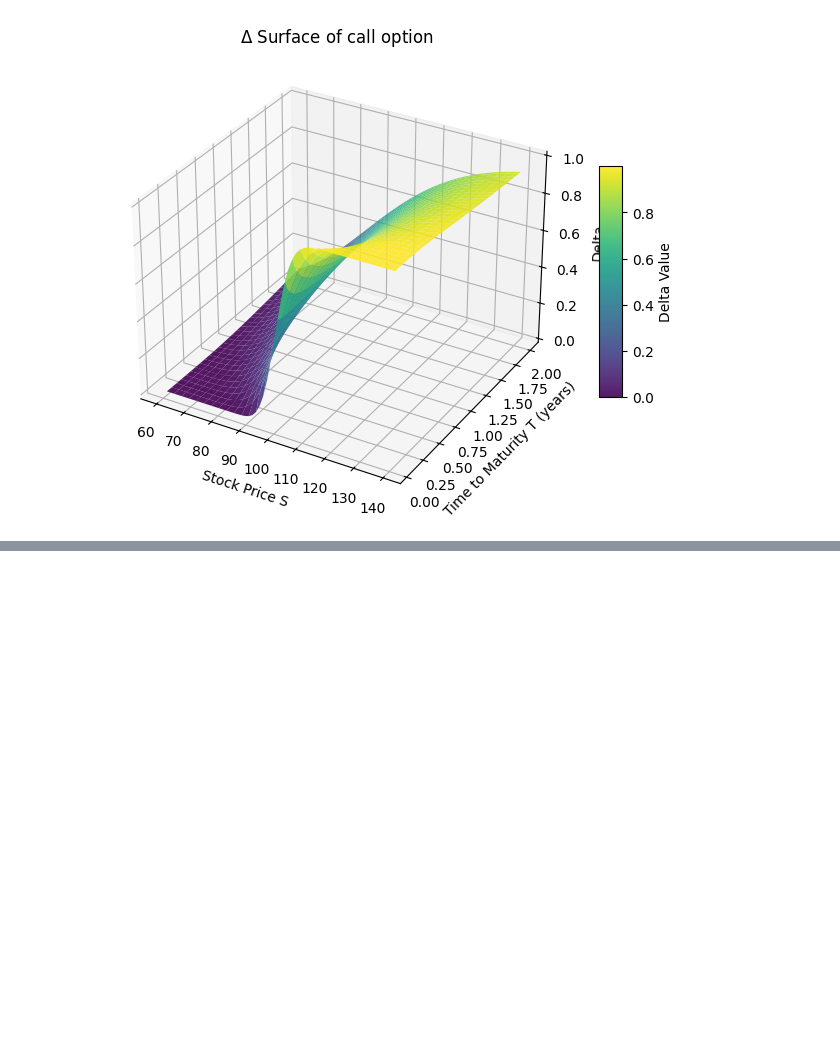
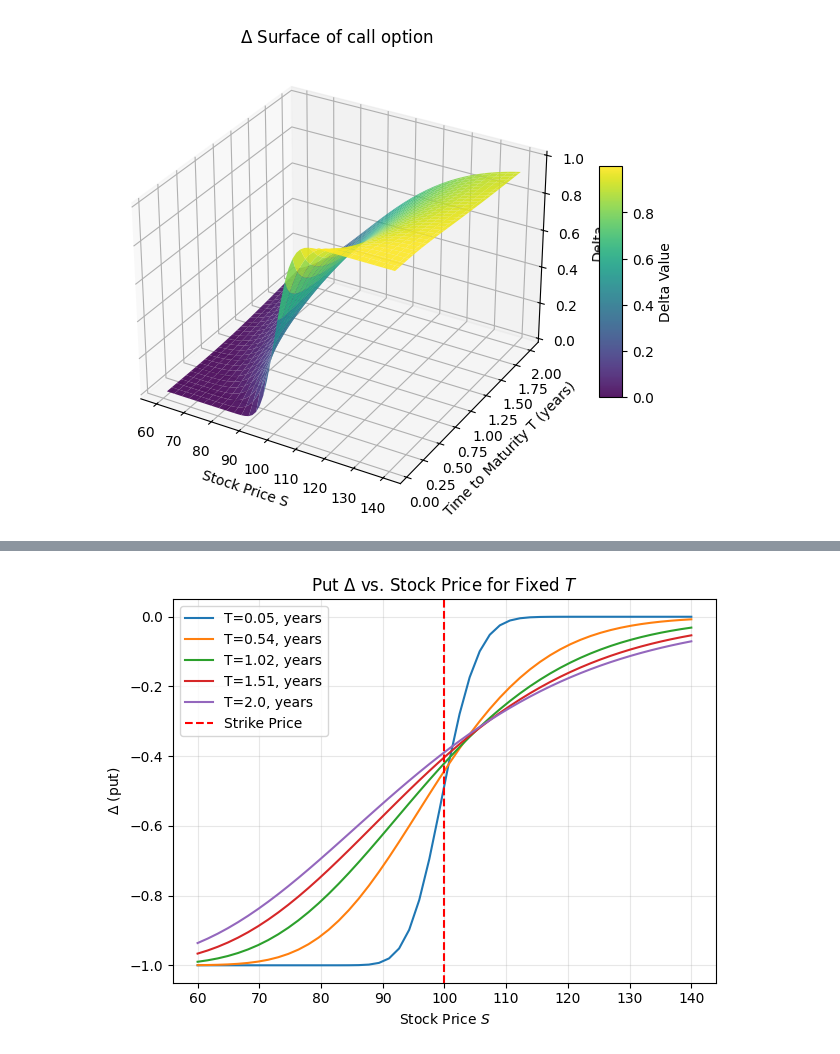
Before and after one commit to conformist89/greeks, a Jupyter notebook: greeks.ipynb, the cells around one changed output, grey strips where cells are left out. Saved outputs shown, nothing was run; the diff lists cells and outputs as text; code cells hidden in the pictures; blank space fills up the shorter version.

```diff
--- a/greeks.ipynb
+++ b/greeks.ipynb
@@ -188,0 +202,5 @@ plt.show()
+# %%
+plot_greek_vs_S("delta", K, r, sigm,fixed_time,
+                    st_points, opt_type="put")
+# %% [output]
+[figure, added]
```
Also changed, not shown: parts of 28 cells of this notebook.
